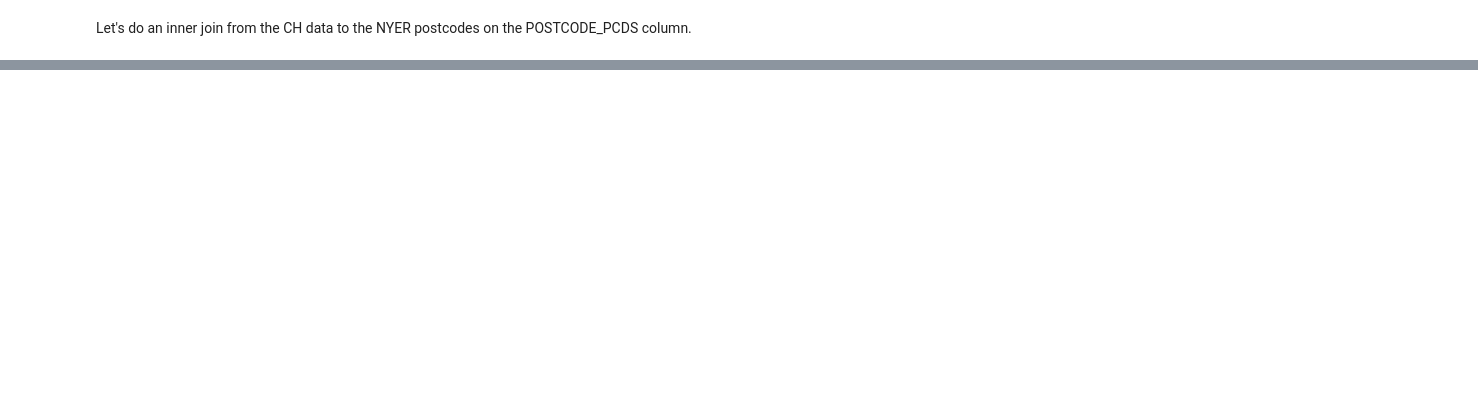
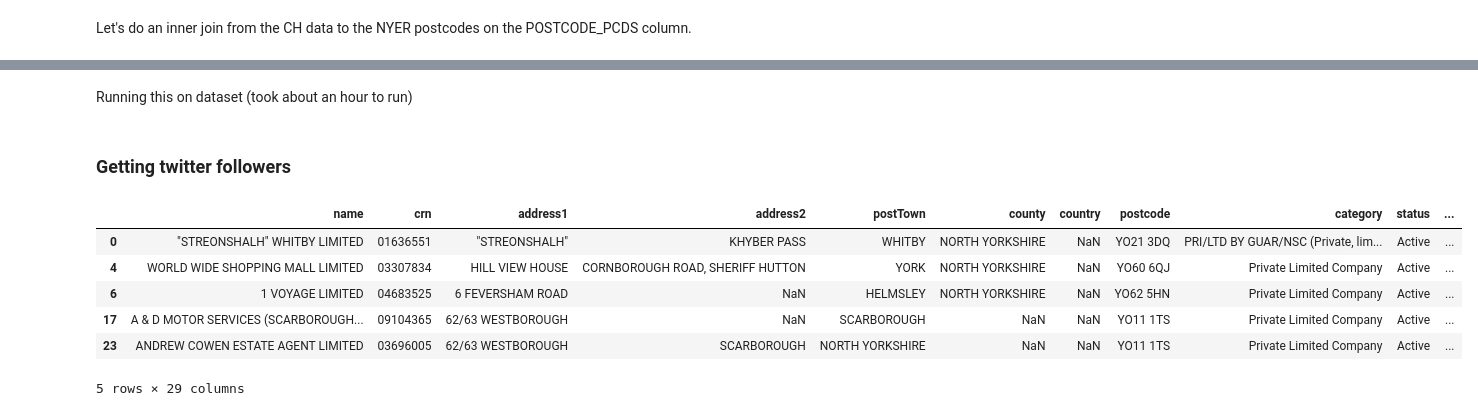
Before and after one commit to faisal-samin/companies-house, a Jupyter notebook: enriching_ch_data.ipynb, the cells around one changed output, grey strips where cells are left out. Drawn from its saved outputs; the diff is of its cells as text; code cells hidden in the pictures; blank space fills up the shorter version.

```diff
--- a/enriching_ch_data.ipynb
+++ b/enriching_ch_data.ipynb
@@ -1073,0 +744,4 @@ ch_nyer.to_csv('nyer_with_websites.csv')
+# %%
+nyer = pd.read_csv('nyer_with_websites.csv', index_col=0)
+# %%
+nyer_websites = nyer[nyer['website'] != 'Website not found'] # select those with websites
@@ -1073,0 +789,2 @@ ch_nyer.to_csv('nyer_with_websites.csv')
+# %% [markdown]
+Running this on dataset (took about an hour to run)
@@ -1073,0 +793,12 @@ ch_nyer.to_csv('nyer_with_websites.csv')
+# %% [markdown]
+### Getting twitter followers
+# %%
+nyer_websites.head()
+# %% [output]
+|  | name | crn | address1 | address2 | postTown | county | country | postcode | category | status | ... |
+| 0 | "STREONSHALH" WHITBY LIMITED | 01636551 | "STREONSHALH" | KHYBER PASS | WHITBY | NORTH YORKSHIRE | NaN | YO21 3DQ | PRI/LTD BY GUAR/NSC (Private, lim... | Active | ... |
+| 4 | WORLD WIDE SHOPPING MALL LIMITED | 03307834 | HILL VIEW HOUSE | CORNBOROUGH ROAD, SHERIFF HUTTON | YORK | NORTH YORKSHIRE | NaN | YO60 6QJ | Private Limited Company | Active | ... |
+| 6 | 1 VOYAGE LIMITED | 04683525 | 6 FEVERSHAM ROAD | NaN | HELMSLEY | NORTH YORKSHIRE | NaN | YO62 5HN | Private Limited Company | Active | ... |
+| 17 | A & D MOTOR SERVICES (SCARBOROUGH... | 09104365 | 62/63 WESTBOROUGH | NaN | SCARBOROUGH | NaN | NaN | YO11 1TS | Private Limited Company | Active | ... |
+| 23 | ANDREW COWEN ESTATE AGENT LIMITED | 03696005 | 62/63 WESTBOROUGH | SCARBOROUGH | NORTH YORKSHIRE | NaN | NaN | YO11 1TS | Private Limited Company | Active | ... |
+5 rows × 29 columns
```
Also changed, not shown: parts of 57 cells of this notebook, 1 other file.
